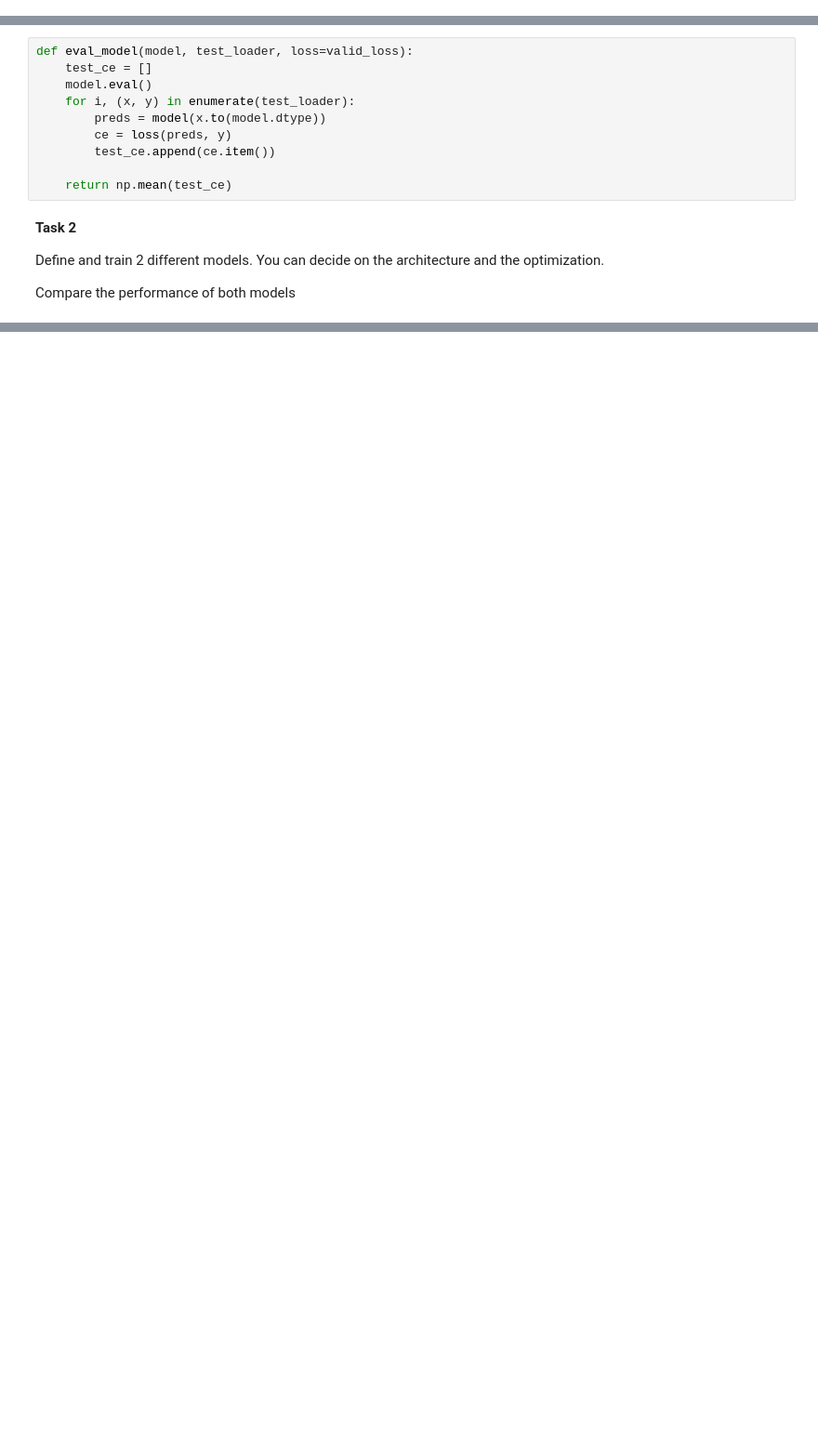
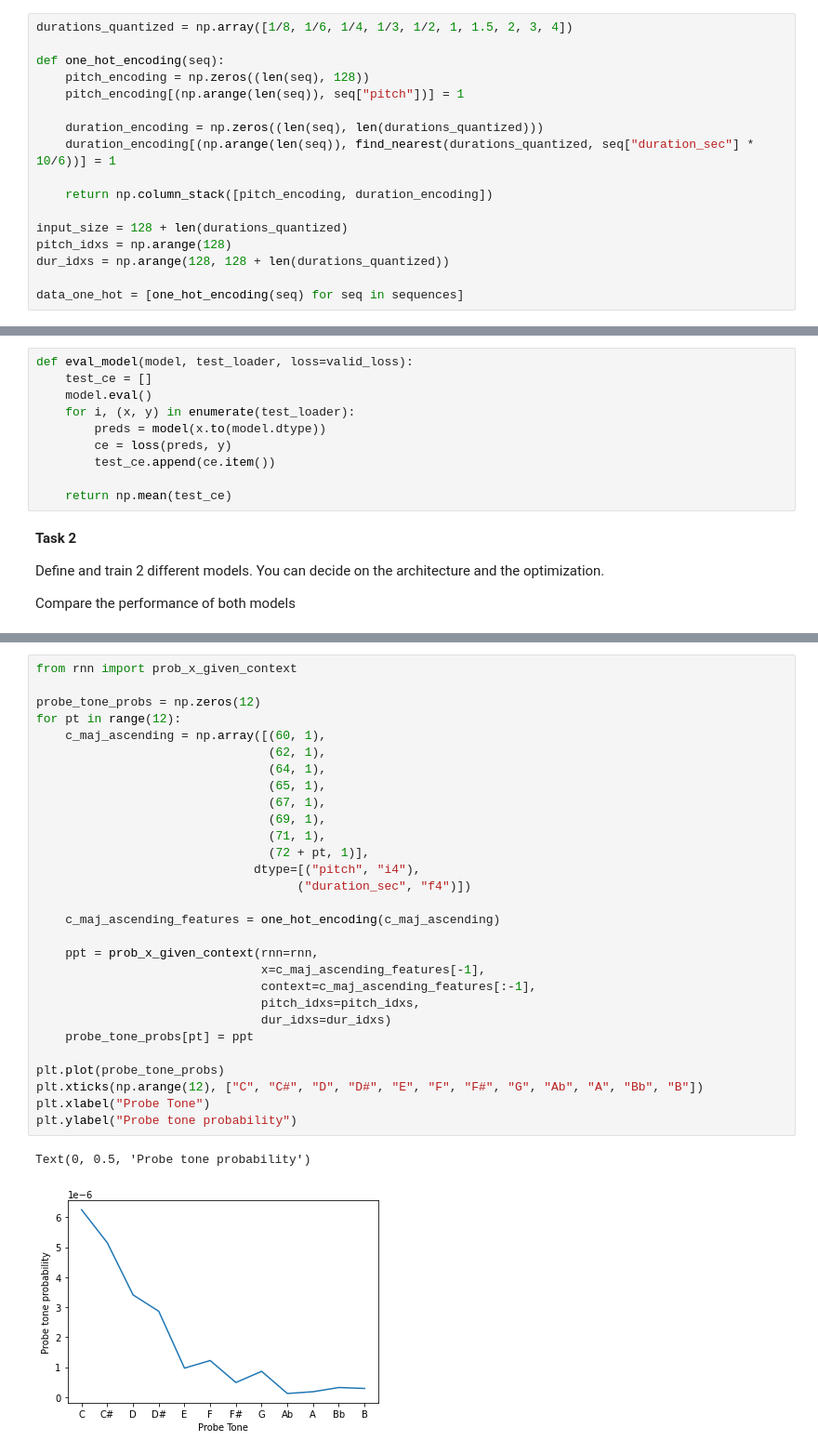
Before and after one commit to MusicalInformatics/miws2021env, a Jupyter notebook: expectation/rnn_melodic_expectation.ipynb, the cells around one changed output, grey strips where cells are left out. Shown: that part at 93% size. Drawn from its saved outputs; the diff is of its cells as text; blank space fills up the shorter version.

```diff
--- a/expectation/rnn_melodic_expectation.ipynb
+++ b/expectation/rnn_melodic_expectation.ipynb
@@ -118,3 +127,20 @@ dur_idxs = np.arange(len(pitch_encoder.categories_[0]), len(pitch_encoder.catego
+# %%
+durations_quantized = np.array([1/8, 1/6, 1/4, 1/3, 1/2, 1, 1.5, 2, 3, 4])
+
+def one_hot_encoding(seq):
+    pitch_encoding = np.zeros((len(seq), 128))
+    pitch_encoding[(np.arange(len(seq)), seq["pitch"])] = 1
+
+    duration_encoding = np.zeros((len(seq), len(durations_quantized)))
+    duration_encoding[(np.arange(len(seq)), find_nearest(durations_quantized, seq["duration_sec"] * 10/6))] = 1
+
+    return np.column_stack([pitch_encoding, duration_encoding])
+
+input_size = 128 + len(durations_quantized)
+pitch_idxs = np.arange(128)
+dur_idxs = np.arange(128, 128 + len(durations_quantized))
+
+data_one_hot = [one_hot_encoding(seq) for seq in sequences]
 # %% [markdown]
 ### Task 1: Prepare Dataset
 
@@ -407,0 +434,32 @@ You can select one of the sequences in the test set, or define your own melody a
+# %%
+from rnn import prob_x_given_context
+
+probe_tone_probs = np.zeros(12)
+for pt in range(12):
+    c_maj_ascending = np.array([(60, 1),
+                                (62, 1),
+                                (64, 1),
+                                (65, 1),
+                                (67, 1),
+                                (69, 1),
+                                (71, 1),
+                                (72 + pt, 1)],
+                              dtype=[("pitch", "i4"),
+                                    ("duration_sec", "f4")])
+
+    c_maj_ascending_features = one_hot_encoding(c_maj_ascending)
+
+    ppt = prob_x_given_context(rnn=rnn,
+                               x=c_maj_ascending_features[-1],
+                               context=c_maj_ascending_features[:-1],
+                               pitch_idxs=pitch_idxs,
+                               dur_idxs=dur_idxs)
+    probe_tone_probs[pt] = ppt
+
+plt.plot(probe_tone_probs)
+plt.xticks(np.arange(12), ["C", "C#", "D", "D#", "E", "F", "F#", "G", "Ab", "A", "Bb", "B"])
+plt.xlabel("Probe Tone")
+plt.ylabel("Probe tone probability")
+# %% [output]
+Text(0, 0.5, 'Probe tone probability')
+[figure, added]
```
Also changed, not shown: parts of 10 cells of this notebook, 2 other files.
